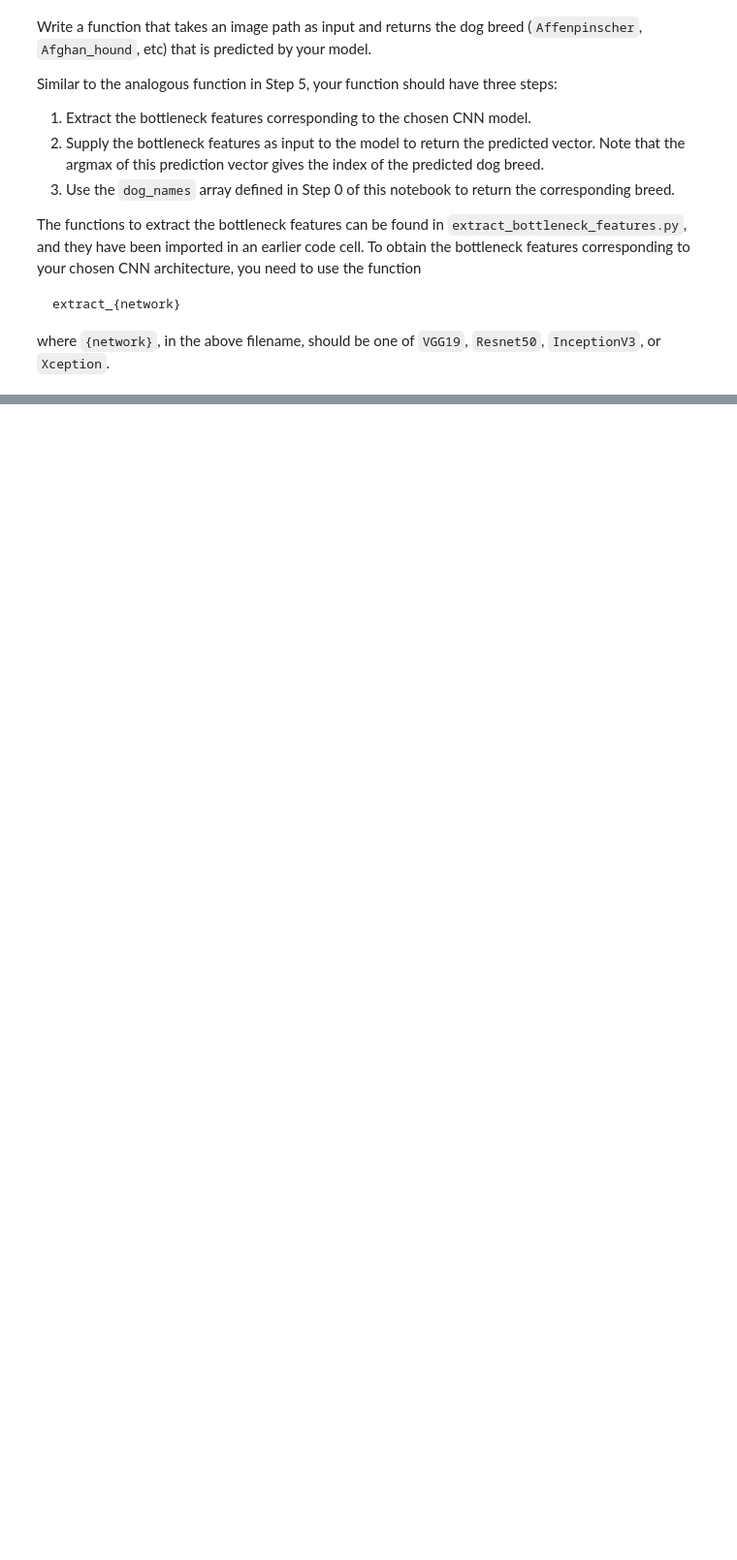
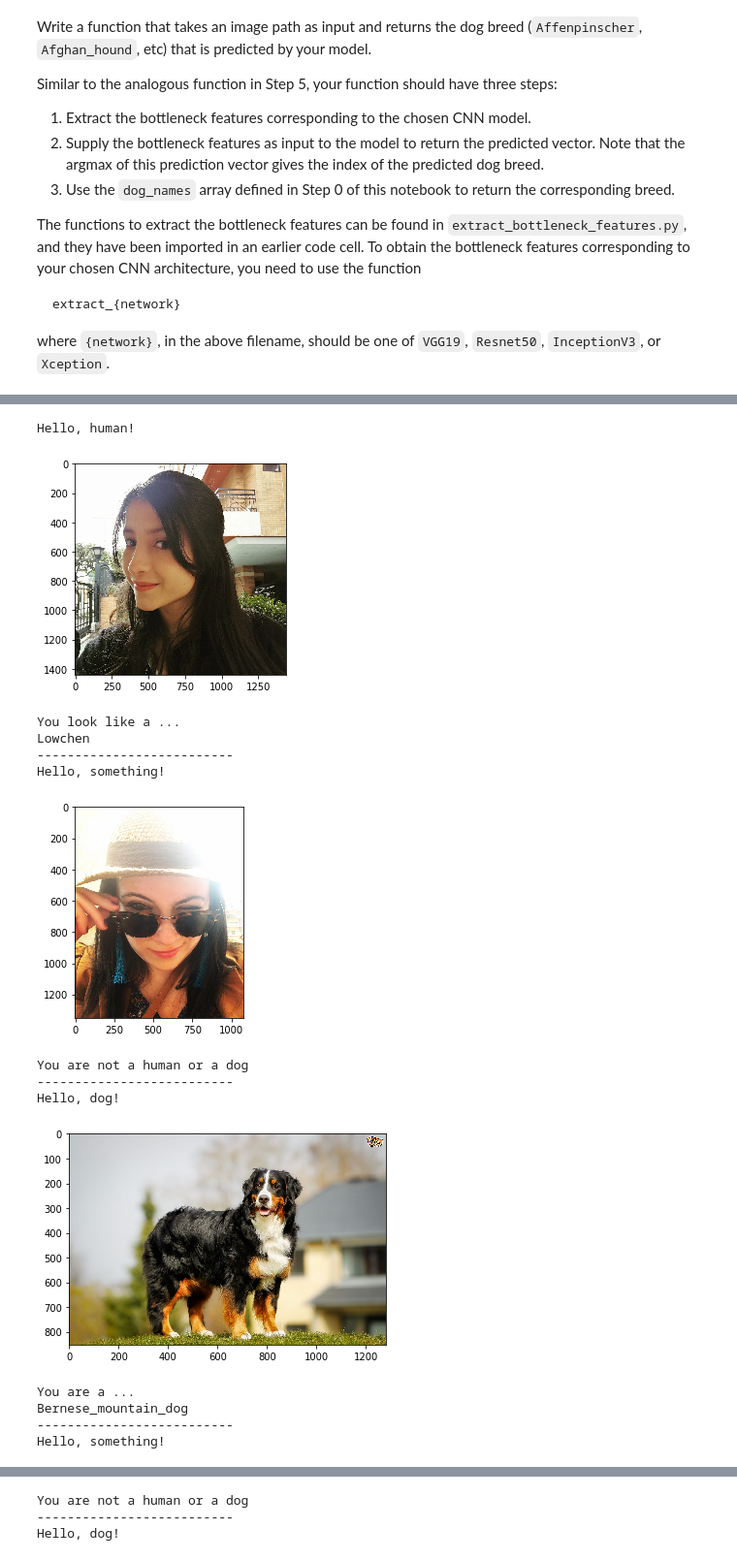
Before and after one commit to nikolaz111/dog-project, a Jupyter notebook: dog_app.ipynb, the cells around one changed output, grey strips where cells are left out. Shown at 97% size. Saved outputs shown, nothing was run; the diff lists cells and outputs as text; code cells hidden in the pictures; blank space fills up the shorter version.

```diff
--- a/dog_app.ipynb
+++ b/dog_app.ipynb
@@ -597,0 +819,62 @@ __Answer:__
+# %%
+## TODO: Execute your algorithm from Step 6 on
+## at least 6 images on your computer.
+## Feel free to use as many code cells as needed.
+
+
+detect_dog_or_human('test_images/20157378_10158925358085167_5403421427073654577_o.jpg')
+print('--------------------------')
+detect_dog_or_human('test_images/27368496_10160016215595249_1386672395501943799_o.jpg')
+print('--------------------------')
+detect_dog_or_human('test_images/d10c82815b8537821f9024f8b1fced56.jpg')
+print('--------------------------')
+detect_dog_or_human('test_images/databank_jarjarbinks_01_169_c70767ab.jpeg')
+print('--------------------------')
+detect_dog_or_human('test_images/download.jpeg')
+print('--------------------------')
+detect_dog_or_human('test_images/featured-bull-terrier-2.png')
+print('--------------------------')
+detect_dog_or_human('test_images/hell-dog-vector-illustration-red-angry-fire-background-72921764.jpg')
+print('--------------------------')
+detect_dog_or_human('test_images/images.jpeg')
+print('--------------------------')
+detect_dog_or_human('test_images/IMG_20171231_181825.jpg')
+print('--------------------------')
+detect_dog_or_human('test_images/IMG_20180205_174055.jpg')
+print('--------------------------')
+detect_dog_or_human('test_images/IMG_20180210_113052.jpg')
+print('--------------------------')
+detect_dog_or_human('test_images/IMG_20180331_154814.jpg')
+print('--------------------------')
+detect_dog_or_human('test_images/IMG_20180331_171113.jpg')
+print('--------------------------')
+detect_dog_or_human('test_images/IMG_20180403_083327.jpg')
+print('--------------------------')
+detect_dog_or_human('test_images/IMG_20180403_083334.jpg')
+print('--------------------------')
+detect_dog_or_human('test_images/IMG_20180407_213700_Bokeh.jpg')
+print('--------------------------')
+detect_dog_or_human('test_images/IMG_20180430_081522.jpg')
+print('--------------------------')
+detect_dog_or_human('test_images/James-Rodriguez-Bayern-Munich-Barcelona-Real-Madrid-947888.jpg')
+print('--------------------------')
+detect_dog_or_human('test_images/komondor-strangest-looking-dog-breeds.jpg')
+print('--------------------------')
+detect_dog_or_human('test_images/Steps-How-to-Groom-a-Siberian-Husky.jpeg')
+print('--------------------------')
+# %% [output]
+Hello, human!
+[figure, added]
+You look like a ...
+Lowchen
+--------------------------
+Hello, something!
+[figure, added]
+You are not a human or a dog
+--------------------------
+Hello, dog!
+[figure, added]
+You are a ...
+Bernese_mountain_dog
+--------------------------
+Hello, something!
@@ -597,0 +882,3 @@ __Answer:__
+You are not a human or a dog
+--------------------------
+Hello, dog!
```
Also changed, not shown: parts of 26 cells of this notebook.
